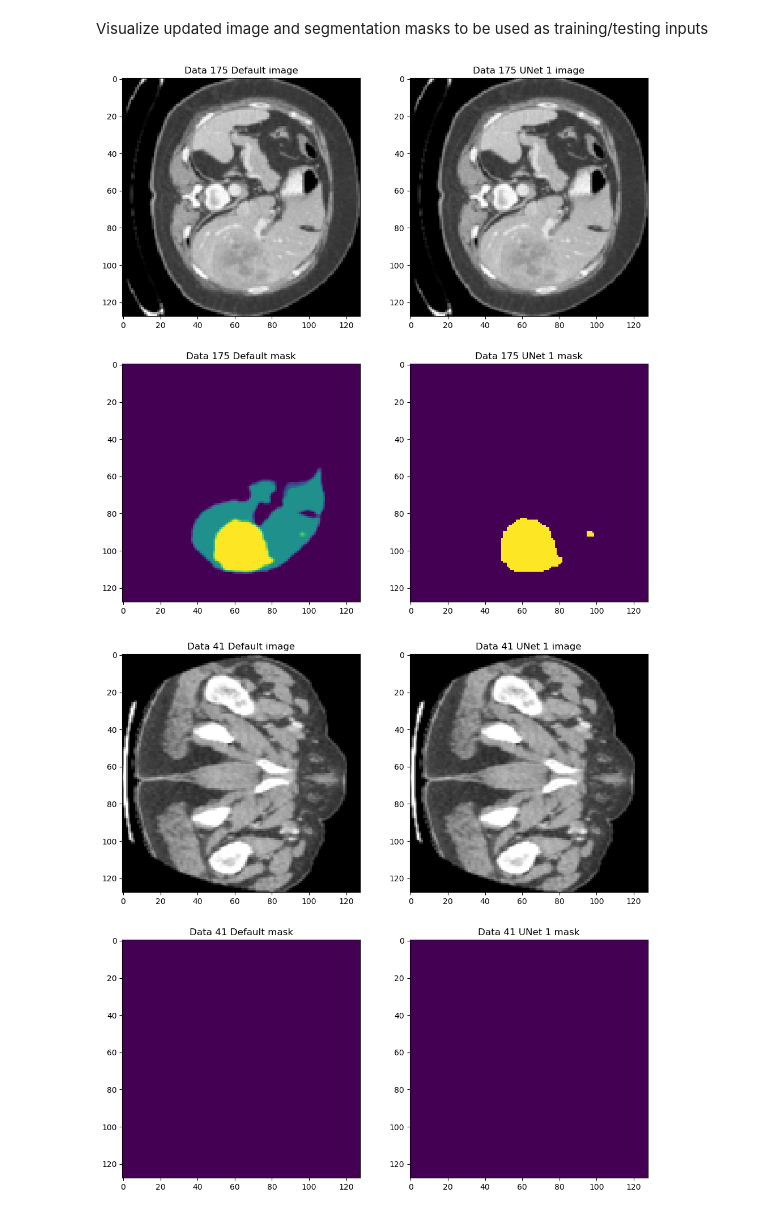
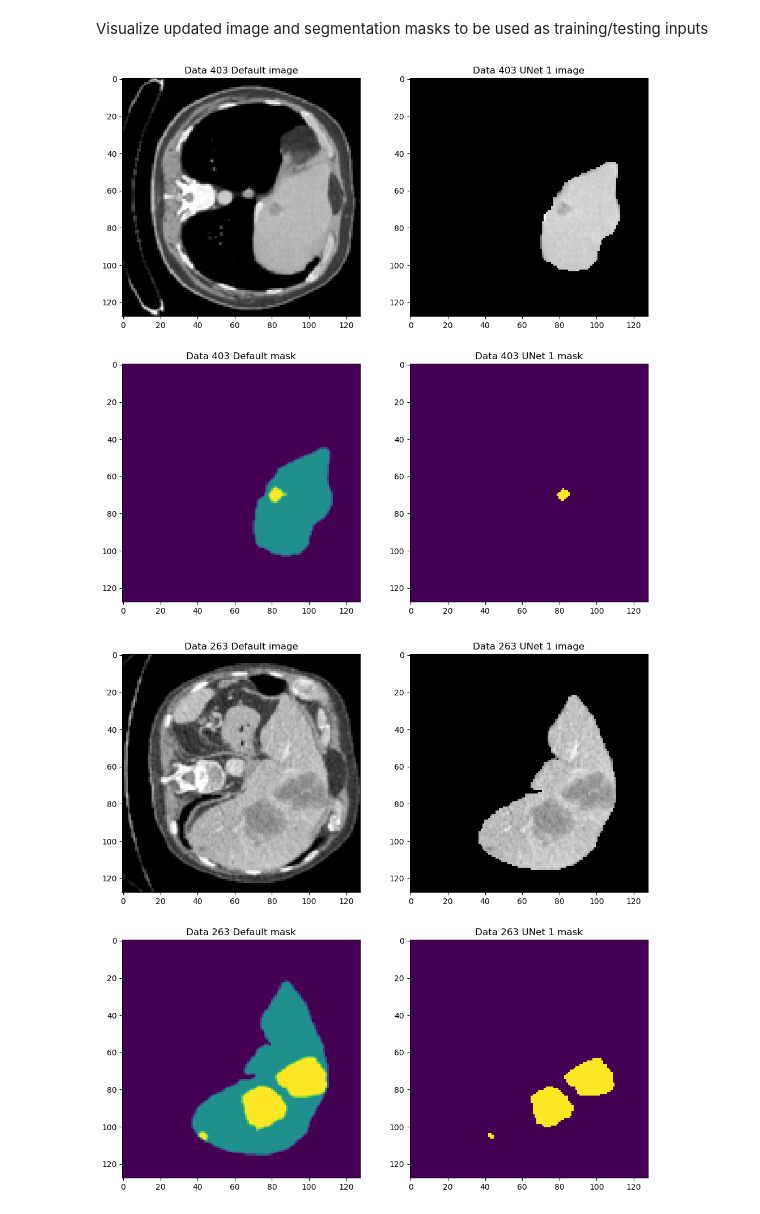
Before and after one commit to mushroonhead/eecs545_medImageSeg, a Jupyter notebook: data_preprocessing_viz.ipynb, the cells around one changed output. Cells and saved outputs as stored; diff of their text form; code cells hidden in the pictures.

```diff
--- a/data_preprocessing_viz.ipynb
+++ b/data_preprocessing_viz.ipynb
@@ -169,10 +173,9 @@ unet1_dataset = Dataset(data=files, transform=unet1_transforms)
 Visualize updated segmentation masks to be used as training/testing inputs
 # %%
 # display properties
-num_disp_data = 3
 disp_size = 6
-# randomly samples data to display, need abit luck of luck to find good samples
-inds_to_disp = torch.randint(low=0, high=len(raw_dataset), size=(num_disp_data,))
+# selected data which are known to have both tasks
+inds_to_disp = torch.tensor([403, 263, 168])
 for i in inds_to_disp:
     plt.figure(f"Data {i}", (disp_size * 2, disp_size))
     plt.subplot(1, 2, 1)
@@ -205,9 +208,8 @@ unet2_transforms = Compose(
         ScaleIntensityRanged(keys=["vol"], a_min=-200, a_max=200,b_min=0.0, b_max=1.0, clip=True),
         CropForegroundd(keys=['vol', 'seg'], source_key='vol'),
         Resized(keys=["vol", "seg"], spatial_size=[128,128,64]),
-        MaskIntensityd(keys=["vol"], mask_key="seg"),
-        ThresholdIntensityd(keys=["seg"], threshold=1, above=True, cval=0),
-        ThresholdIntensityd(keys=["seg"], threshold=1, above=False, cval=1),
+        MaskIntensityd(keys=["vol"], mask_key="seg"), # mask out regions that are not liver
+        LabelToMaskd(keys=["seg"], select_labels=[2]), # set labels [2] to be mask
         ToTensord(keys=["vol", "seg"]),
     ]
 )
@@ -217,24 +219,23 @@ unet2_dataset = Dataset(data=files, transform=unet2_transforms)
 Visualize updated image and segmentation masks to be used as training/testing inputs
 # %%
 # display properties
-num_disp_data = 3
 disp_size = 6
-# randomly samples data to display, need abit luck of luck to find good samples
-inds_to_disp = torch.randint(low=0, high=len(raw_dataset), size=(num_disp_data,))
+# selected data which are known to have both tasks
+inds_to_disp = torch.tensor([403, 263, 168])
 for i in inds_to_disp:
     plt.figure(f"Data {i}", (disp_size * 2, disp_size * 2))
     plt.subplot(2, 2, 1)
     plt.title(f"Data {i} Default image")
     plt.imshow(default_dataset[i]["vol"][0,:,:,0], cmap='gray')
     plt.subplot(2, 2, 2)
     plt.title(f"Data {i} UNet 1 image")
     plt.imshow(unet2_dataset[i]["vol"][0,:,:,0], cmap='gray')
     plt.subplot(2, 2, 3)
     plt.title(f"Data {i} Default mask")
     plt.imshow(default_dataset[i]["seg"][0,:,:,0])
     plt.subplot(2, 2, 4)
     plt.title(f"Data {i} UNet 1 mask")
     plt.imshow(unet2_dataset[i]["seg"][0,:,:,0])
 # %% [output]
-[figure, old version]
+[figure, new version]
-[figure, old version]
+[figure, new version]
```
Also changed, not shown: parts of 5 cells of this notebook, 3 other files.
